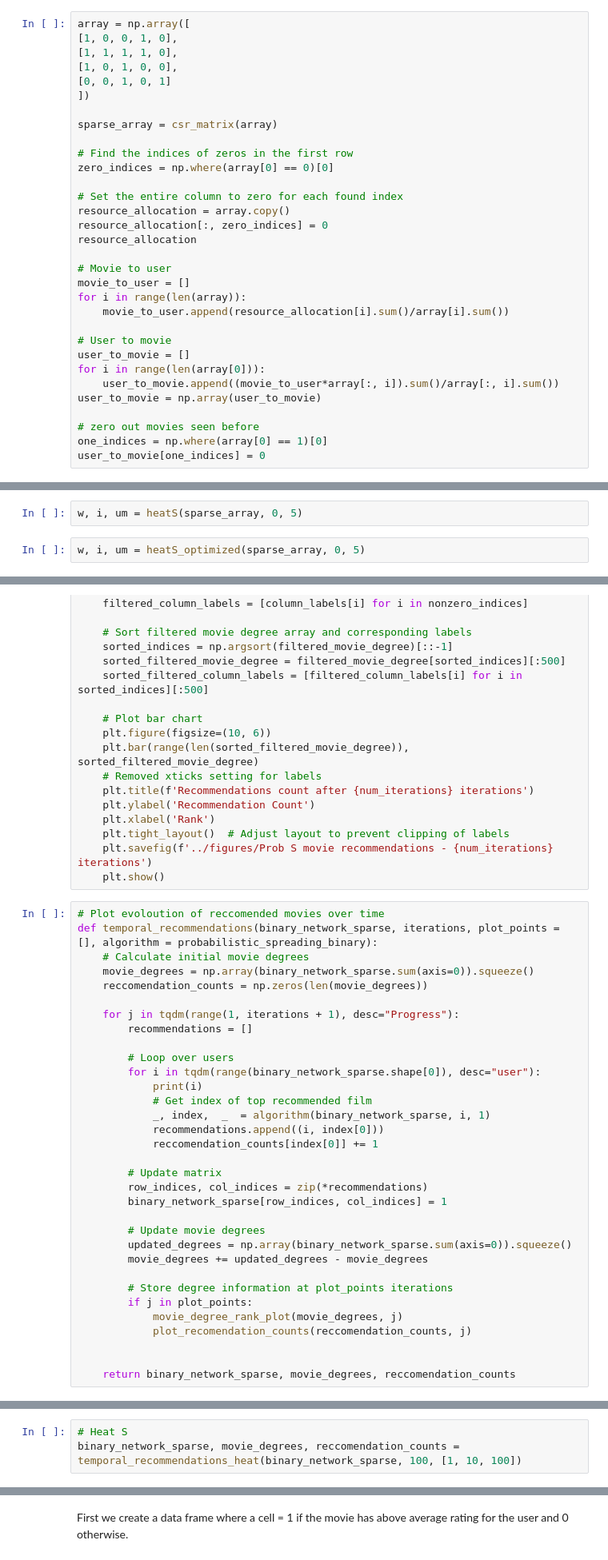
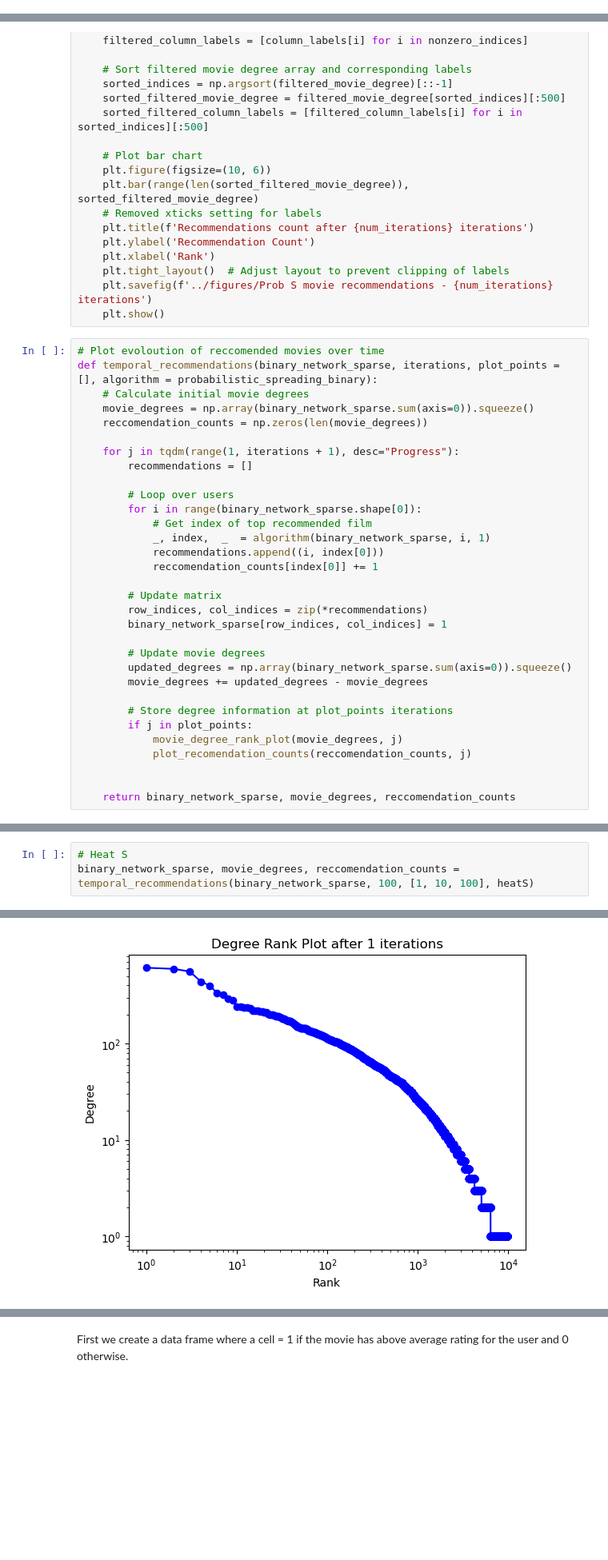
Before and after one commit to chenjoshua7/RecommendationSystems_NetworksFP, a Jupyter notebook: code/Prob_S.ipynb, the cells around one changed output, grey strips where cells are left out. Shown at 80% size. Drawn from its saved outputs; the diff is of its cells as text; blank space fills up the shorter version.

```diff
--- a/code/Prob_S.ipynb
+++ b/code/Prob_S.ipynb
@@ -167,36 +167,4 @@ array([0.65101011, 0.55851196, 0.45469533, 0.44257122, 0.43470222,
        0.4281437 , 0.41608424, 0.41454562, 0.41378308, 0.3866272 ])
 # %% [markdown]
 # Heat s
-# %%
-array = np.array([
-[1, 0, 0, 1, 0],
-[1, 1, 1, 1, 0],
-[1, 0, 1, 0, 0],
-[0, 0, 1, 0, 1]
-])
-
-sparse_array = csr_matrix(array)
-
-# Find the indices of zeros in the first row
-zero_indices = np.where(array[0] == 0)[0]
-
-# Set the entire column to zero for each found index
-resource_allocation = array.copy()
-resource_allocation[:, zero_indices] = 0
-resource_allocation
-
-# Movie to user
-movie_to_user = []
-for i in range(len(array)):
-    movie_to_user.append(resource_allocation[i].sum()/array[i].sum())
-
-# User to movie
-user_to_movie = []
-for i in range(len(array[0])):
-    user_to_movie.append((movie_to_user*array[:, i]).sum()/array[:, i].sum())
-user_to_movie = np.array(user_to_movie)
-
-# zero out movies seen before
-one_indices = np.where(array[0] == 1)[0]
-user_to_movie[one_indices] = 0
 # %%
@@ -234,7 +199,3 @@ def heatS(sparse_array, user_index, K):
     top_k_weights = user_to_movie[top_k_indices]
 
     return top_k_weights, top_k_indices, user_to_movie
-# %%
-w, i, um = heatS(sparse_array, 0, 5)
-# %%
-w, i, um = heatS_optimized(sparse_array, 0, 5)
@@ -333,8 +292,7 @@ def temporal_recommendations(binary_network_sparse, iterations, plot_points = []
         recommendations = []
 
         # Loop over users
-        for i in tqdm(range(binary_network_sparse.shape[0]), desc="user"):
-            print(i)
+        for i in range(binary_network_sparse.shape[0]):
             # Get index of top recommended film
             _, index,  _  = algorithm(binary_network_sparse, i, 1)
             recommendations.append((i, index[0]))
@@ -378,4 +320,4 @@ def temporal_recommendations_heat(binary_network_sparse, iterations, plot_points
 # %%
 # Heat S
-binary_network_sparse, movie_degrees, reccomendation_counts = temporal_recommendations_heat(binary_network_sparse, 100, [1, 10, 100])
+binary_network_sparse, movie_degrees, reccomendation_counts = temporal_recommendations(binary_network_sparse, 100, [1, 10, 100], heatS)
 # %% [output]
@@ -383,0 +324 @@ KeyboardInterrupt:
+[figure, added]
```
Also changed, not shown: parts of 27 cells of this notebook, 1 other file.
